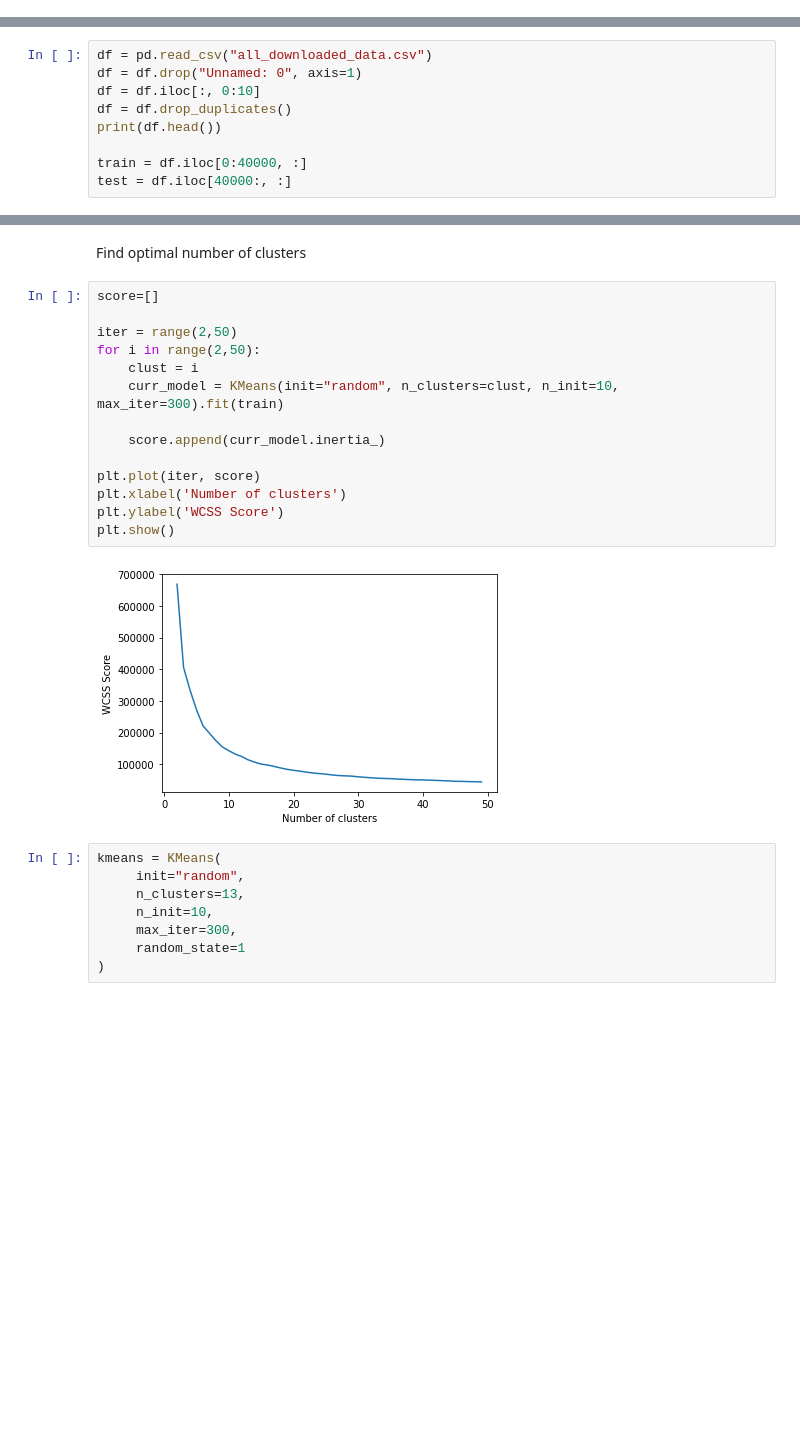
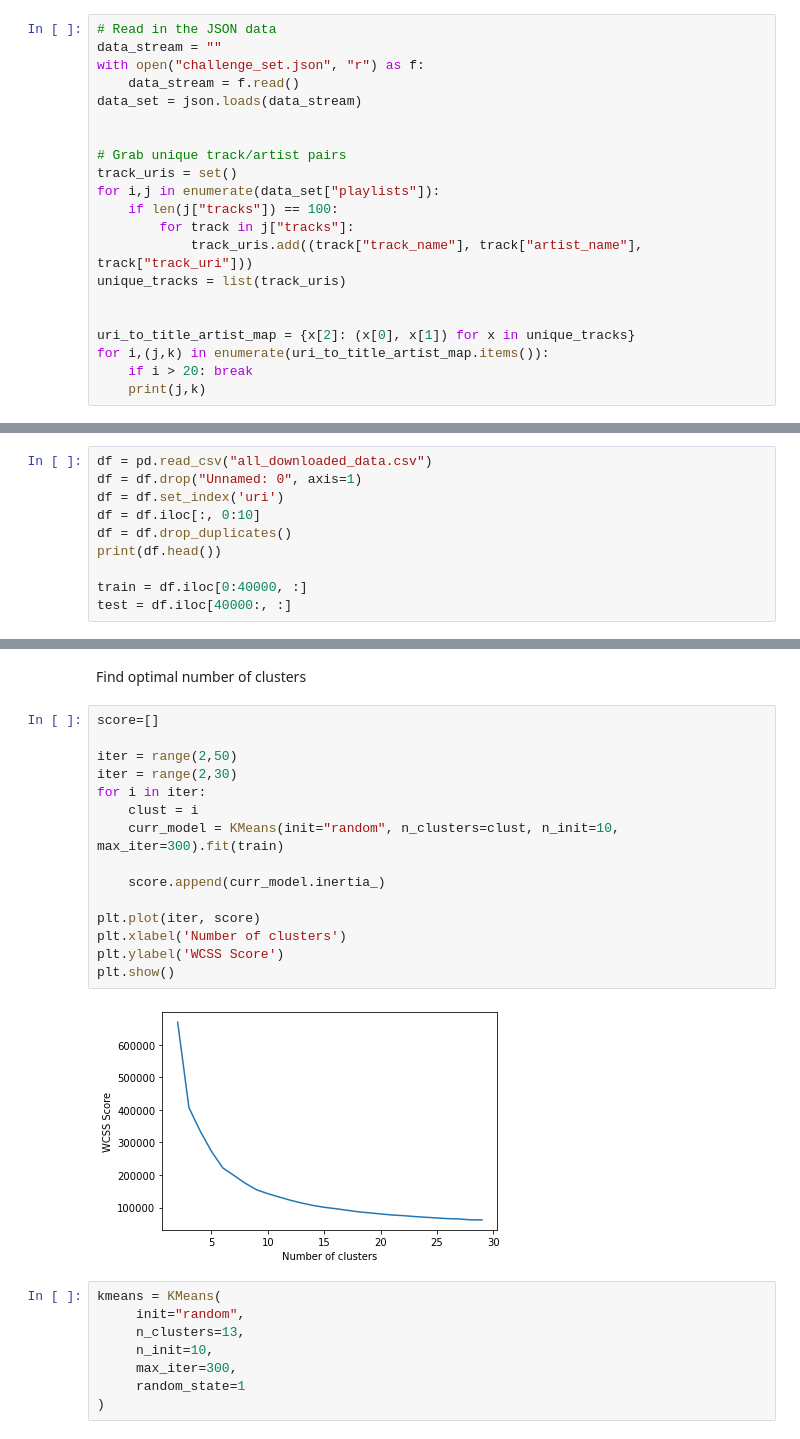
Before and after one commit to benf549/CS475-Machine-Learning-Final-Project, a Jupyter notebook: k-means-recommender.ipynb, the cells around one changed output, grey strips where cells are left out. Drawn from its saved outputs; the diff is of its cells as text; blank space fills up the shorter version.

```diff
--- a/k-means-recommender.ipynb
+++ b/k-means-recommender.ipynb
@@ -7,2 +8,23 @@ import pandas as pd
 # %% [markdown]
 Load in data and select feature set
+# %%
+# Read in the JSON data
+data_stream = ""
+with open("challenge_set.json", "r") as f:
+    data_stream = f.read()
+data_set = json.loads(data_stream)
+
+
+# Grab unique track/artist pairs
+track_uris = set()
+for i,j in enumerate(data_set["playlists"]):
+    if len(j["tracks"]) == 100:
+        for track in j["tracks"]:
+            track_uris.add((track["track_name"], track["artist_name"], track["track_uri"]))
+unique_tracks = list(track_uris)
+
+
+uri_to_title_artist_map = {x[2]: (x[0], x[1]) for x in unique_tracks}
+for i,(j,k) in enumerate(uri_to_title_artist_map.items()):
+    if i > 20: break
+    print(j,k)
@@ -9,6 +49,7 @@ Load in data and select feature set
 # %%
 df = pd.read_csv("all_downloaded_data.csv")
 df = df.drop("Unnamed: 0", axis=1)
+df = df.set_index('uri')
 df = df.iloc[:, 0:10]
 df = df.drop_duplicates()
 print(df.head())
@@ -34,19 +79,20 @@ Find optimal number of clusters
 # %%
 score=[]
 
 iter = range(2,50)
-for i in range(2,50):
+iter = range(2,30)
+for i in iter:
     clust = i
     curr_model = KMeans(init="random", n_clusters=clust, n_init=10, max_iter=300).fit(train)
 
     score.append(curr_model.inertia_)
 
 plt.plot(iter, score)
 plt.xlabel('Number of clusters')
 plt.ylabel('WCSS Score')
 plt.show()
 # %% [output]
-[figure, old version]
+[figure, new version]
 # %%
 kmeans = KMeans(
      init="random",
```
Also changed, not shown: parts of 9 cells of this notebook, 4 other files.
